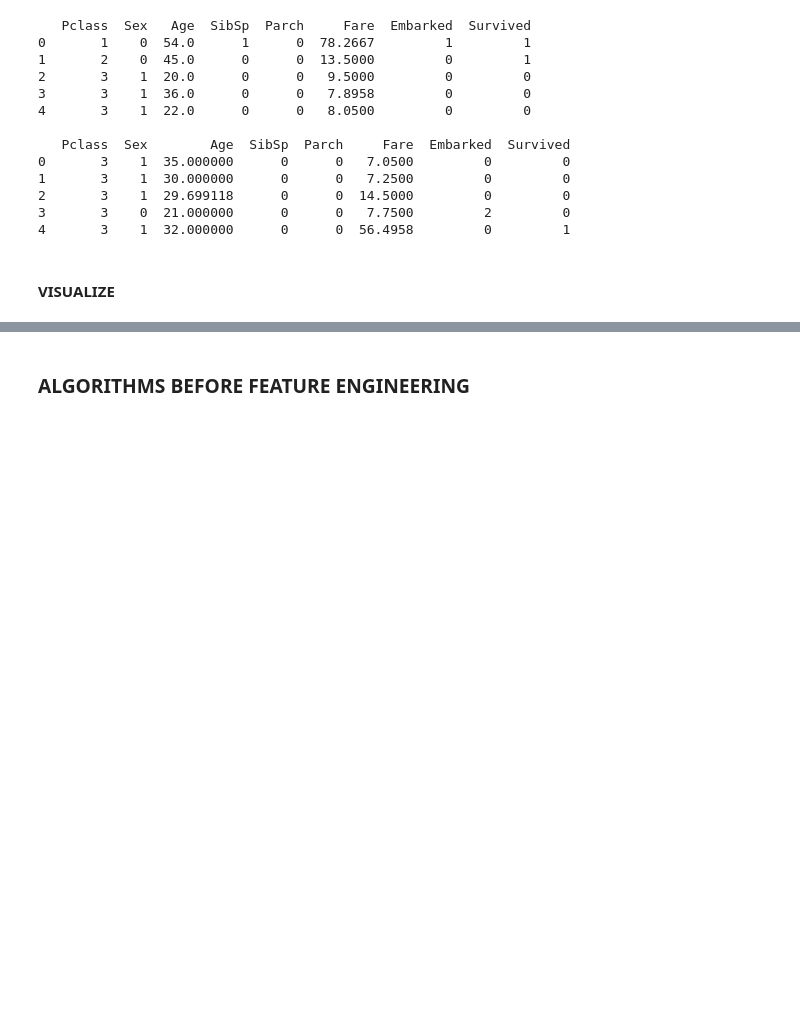
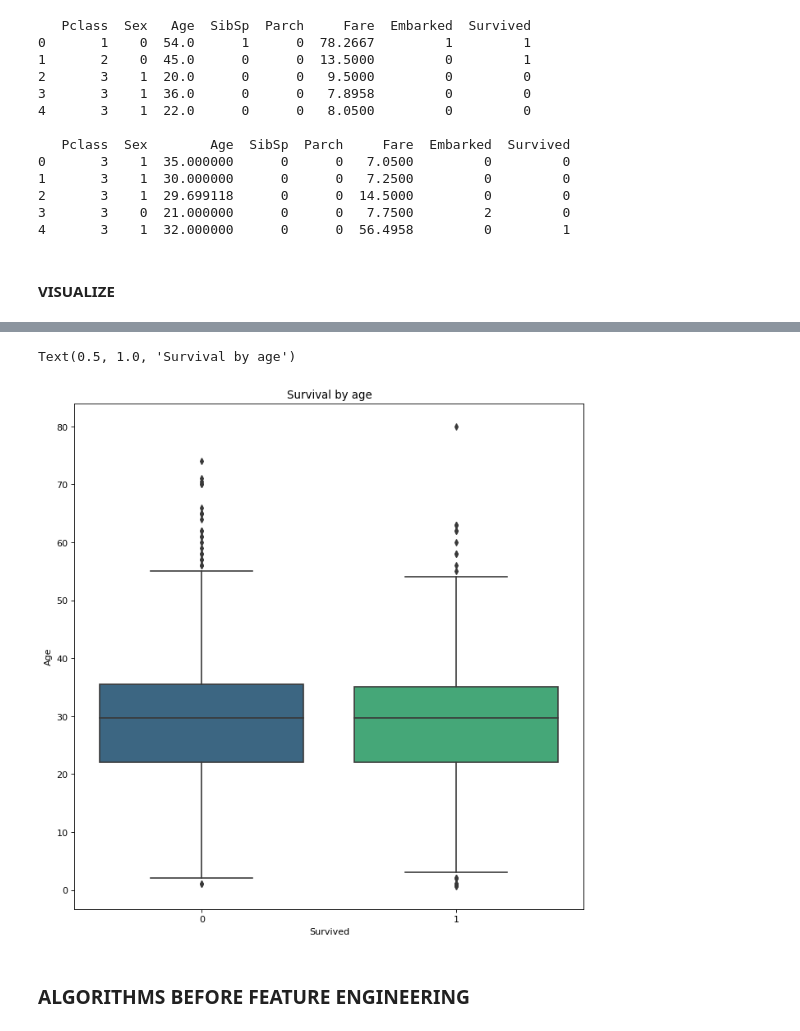
Before and after one commit to yotam4h/ML-Assignment-2, a Jupyter notebook: Assignment2_supervised_learning_flow.ipynb, the cells around one changed output, grey strips where cells are left out. Drawn from its saved outputs; the diff is of its cells as text; code cells hidden in the pictures; blank space fills up the shorter version.

```diff
--- a/Assignment2_supervised_learning_flow.ipynb
+++ b/Assignment2_supervised_learning_flow.ipynb
@@ -133,3 +139,10 @@ dtype: int64
+# %%
+plt.figure(figsize=(10, 10), dpi=80)
+sns.boxplot(data=train_df, x='Survived', y='Age', palette='viridis')
+plt.title('Survival by age')
+# %% [output]
+Text(0.5, 1.0, 'Survival by age')
+[figure, added]
 # %% [markdown]
 ### ALGORITHMS BEFORE FEATURE ENGINEERING
 # %% [markdown]
```
Also changed, not shown: parts of 5 cells of this notebook.
